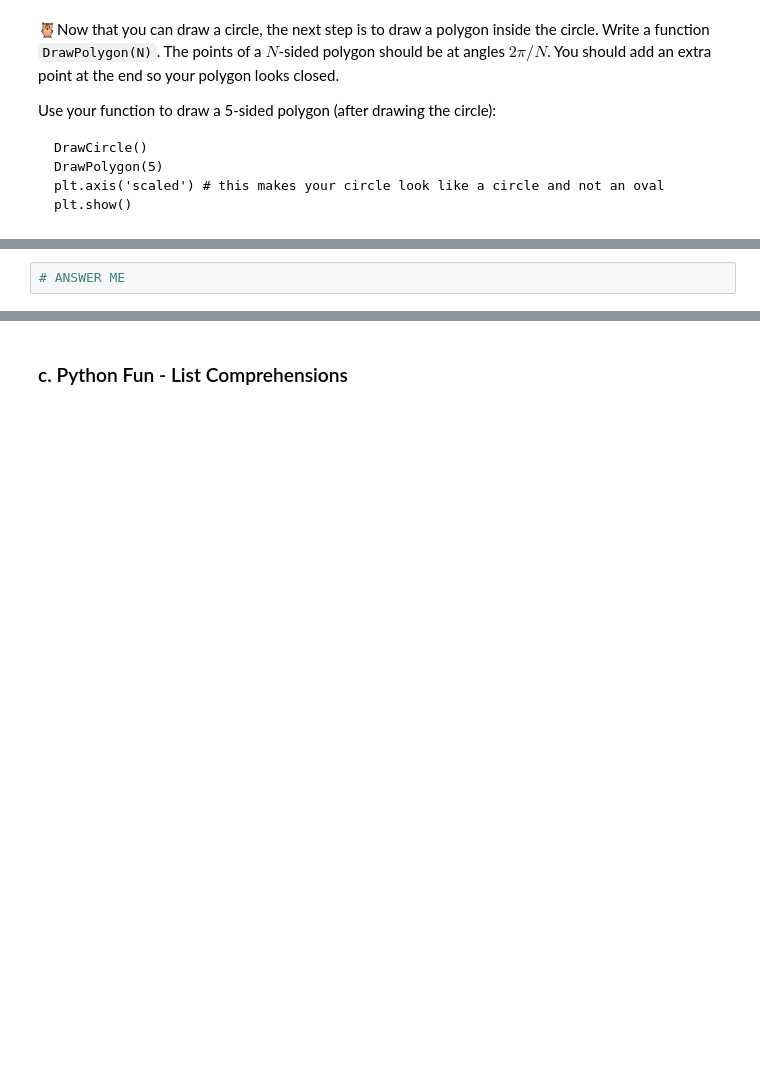
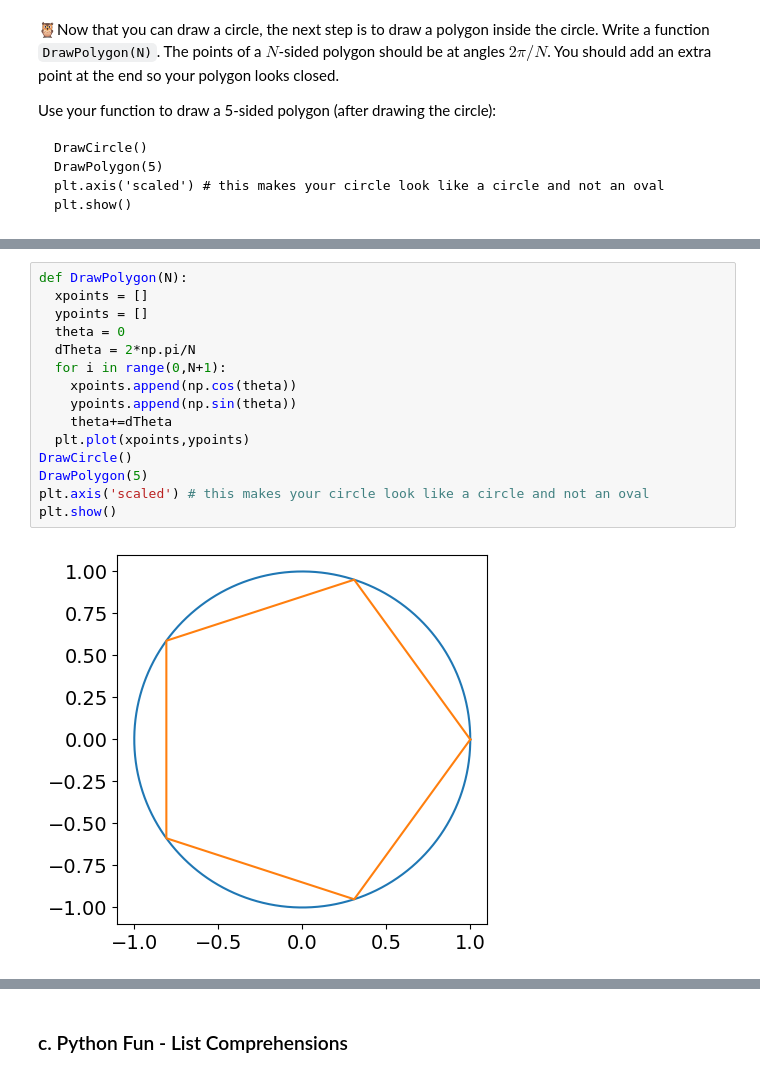
Before and after one commit to mihirt2/mihirt2, a Jupyter notebook: IntroductionToComputationalPhysics/N_Ways_of_Measuring_PI.ipynb, the cells around one changed output, grey strips where cells are left out. Drawn from its saved outputs; the diff is of its cells as text; blank space fills up the shorter version.

```diff
--- a/IntroductionToComputationalPhysics/N_Ways_of_Measuring_PI.ipynb
+++ b/IntroductionToComputationalPhysics/N_Ways_of_Measuring_PI.ipynb
@@ -237,8 +288,23 @@ plt.show()
 *Write below your function to draw a $N$ sided polygon and then use it to draw a 5-sided polygon.  You can use* `dTheta = 2*np.pi/N` *in your function.*
 
 <div><img src="https://clark.physics.illinois.edu/246img/AnsStart.svg" width=200 align=left alt="Answer (start)"></img><br></div>
-# %%
-# ANSWER ME
+# %%
+def DrawPolygon(N):
+  xpoints = []
+  ypoints = []
+  theta = 0
+  dTheta = 2*np.pi/N
+  for i in range(0,N+1):
+    xpoints.append(np.cos(theta))
+    ypoints.append(np.sin(theta))
+    theta+=dTheta
+  plt.plot(xpoints,ypoints)
+DrawCircle()
+DrawPolygon(5)
+plt.axis('scaled') # this makes your circle look like a circle and not an oval
+plt.show()
+# %% [output]
+[figure, added]
 # %% [markdown]
 <div><img src="https://clark.physics.illinois.edu/246img/AnsEnd.svg" width=200 align=left alt="Answer (end)"></img><br></div>
 # %% [markdown]
```
Also changed, not shown: parts of 25 cells of this notebook.
